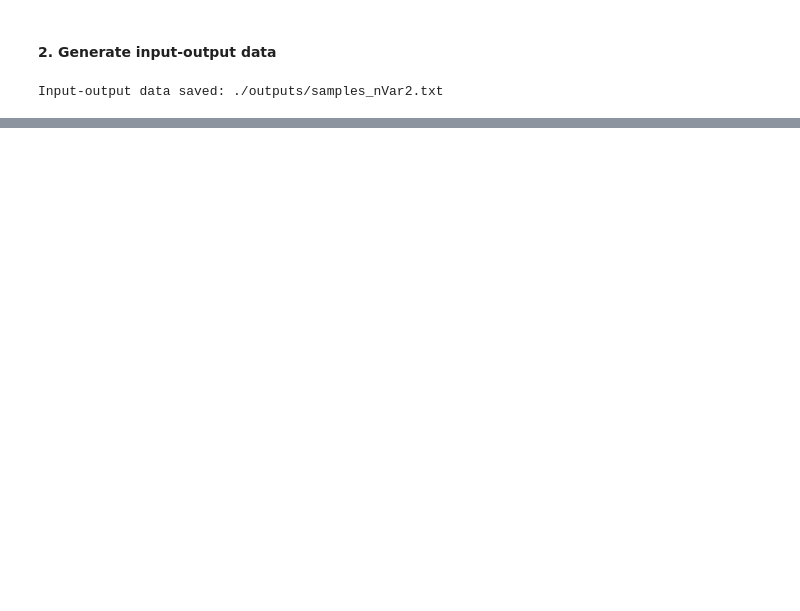
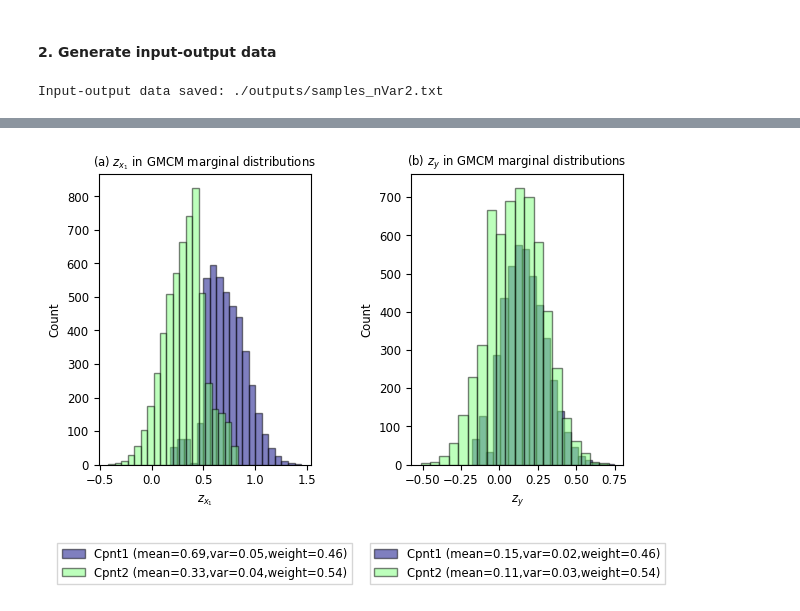
Before and after one commit to CH-Earth/pyviscous, a Jupyter notebook: examples/Rosbrock_function/Rosbrock_function.ipynb, the cells around one changed output, grey strips where cells are left out. Cells and saved outputs as stored; diff of their text form; code cells hidden in the pictures; blank space fills up the shorter version.

```diff
--- a/examples/Rosbrock_function/Rosbrock_function.ipynb
+++ b/examples/Rosbrock_function/Rosbrock_function.ipynb
@@ -552,0 +202,5 @@ plt.show()
+# %%
+ofile = os.path.join(outputDir,'gmm_2cpnt_marginal_dists.png')   # Output figure file
+vsplt.plot_gmm_marginal_dists(u, gmcm_2cpnt, xIndex, ofile)      # Plot
+# %% [output]
+[figure, added]
```
Also changed, not shown: parts of 31 cells of this notebook, 2 other files.
